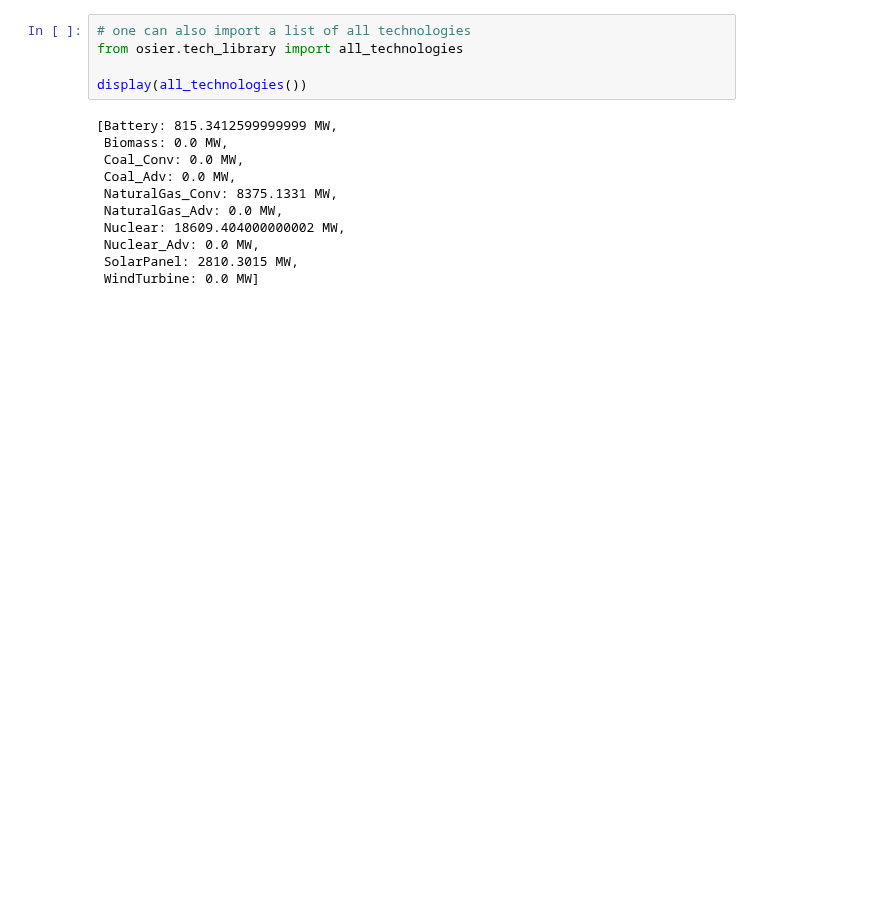
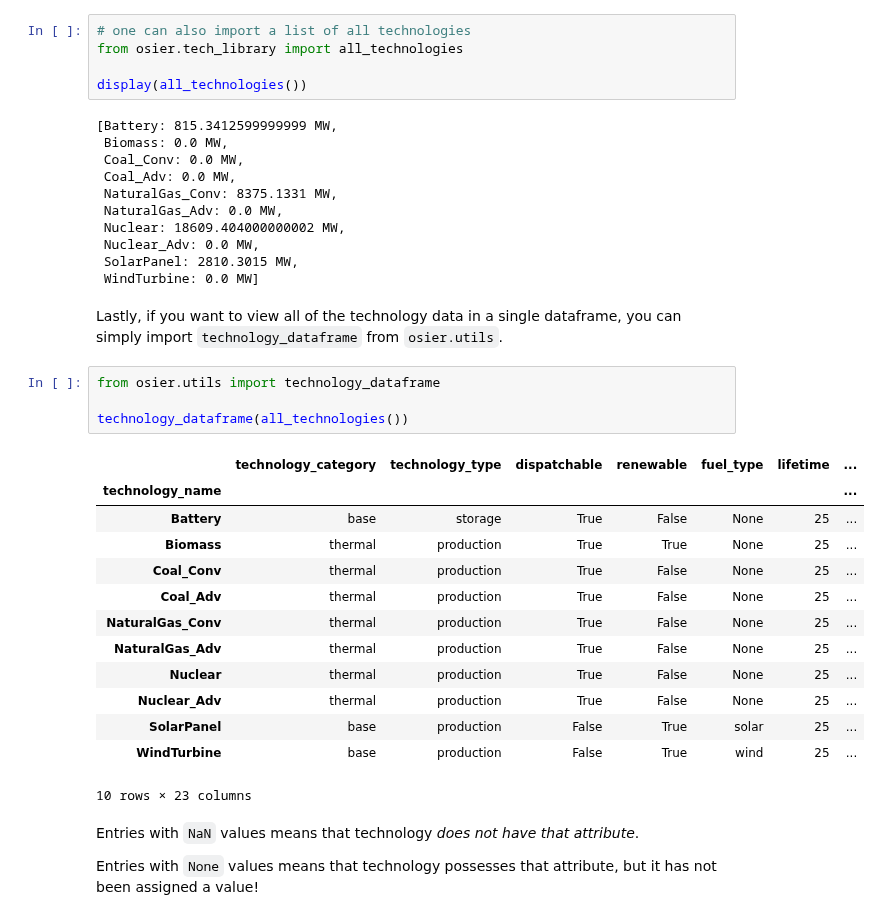
Before and after one commit to arfc/osier, a Jupyter notebook: docs/source/examples/tech_tutorial.ipynb, the cells around one changed output. Saved outputs shown, nothing was run; the diff lists cells and outputs as text; blank space fills up the shorter version.

```diff
--- a/docs/source/examples/tech_tutorial.ipynb
+++ b/docs/source/examples/tech_tutorial.ipynb
@@ -63,3 +68,27 @@ display(all_technologies())
  Nuclear_Adv: 0.0 MW,
  SolarPanel: 2810.3015 MW,
  WindTurbine: 0.0 MW]
+# %% [markdown]
+Lastly, if you want to view all of the technology data in a single dataframe, you can simply import `technology_dataframe` from `osier.utils`.
+# %%
+from osier.utils import technology_dataframe
+
+technology_dataframe(all_technologies())
+# %% [output]
+|  | technology_category | technology_type | dispatchable | renewable | fuel_type | lifetime | ... |
+| technology_name |  |  |  |  |  |  | ... |
+| Battery | base | storage | True | False | None | 25 | ... |
+| Biomass | thermal | production | True | True | None | 25 | ... |
+| Coal_Conv | thermal | production | True | False | None | 25 | ... |
+| Coal_Adv | thermal | production | True | False | None | 25 | ... |
+| NaturalGas_Conv | thermal | production | True | False | None | 25 | ... |
+| NaturalGas_Adv | thermal | production | True | False | None | 25 | ... |
+| Nuclear | thermal | production | True | False | None | 25 | ... |
+| Nuclear_Adv | thermal | production | True | False | None | 25 | ... |
+| SolarPanel | base | production | False | True | solar | 25 | ... |
+| WindTurbine | base | production | False | True | wind | 25 | ... |
+10 rows × 23 columns
+# %% [markdown]
+Entries with `NaN` values means that technology *does not have that attribute*.
+
+Entries with `None` values means that technology possesses that attribute, but it has not been assigned a value!
```
Also changed, not shown: parts of 11 cells of this notebook.
